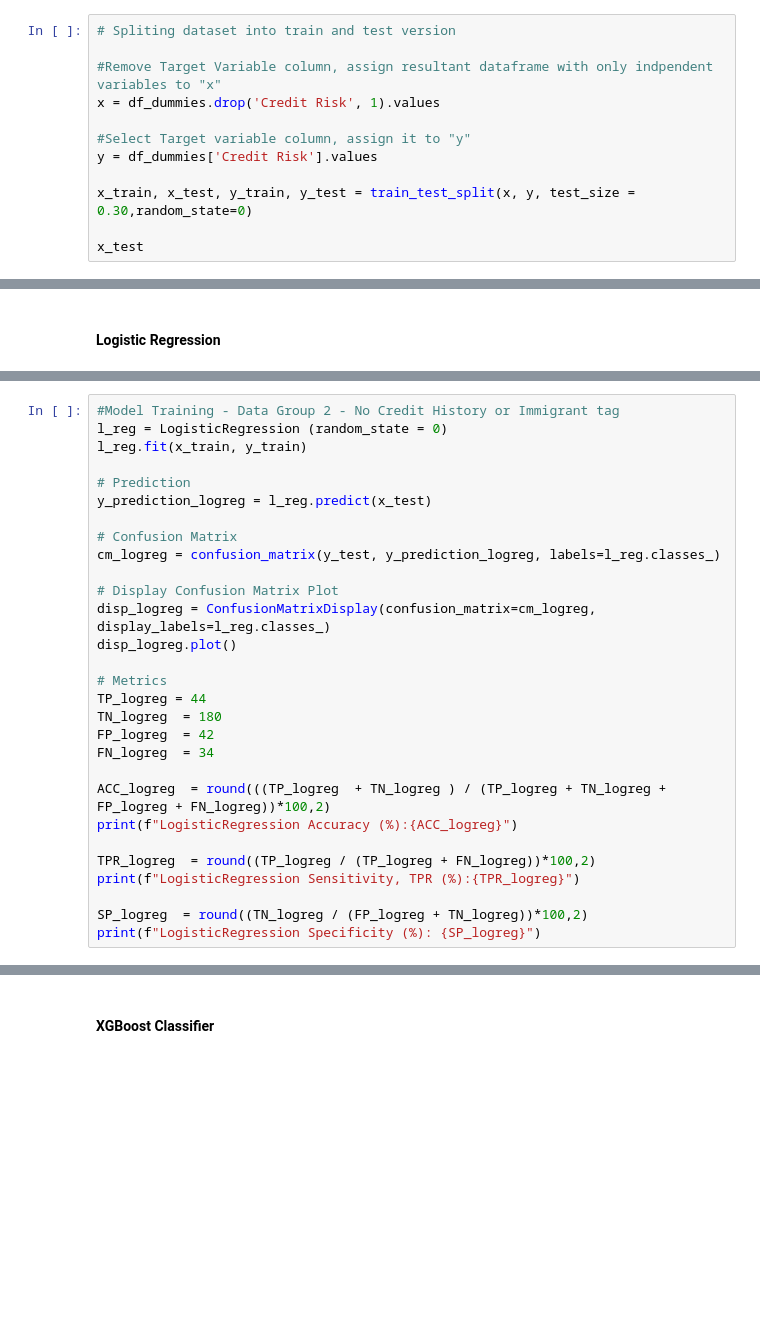
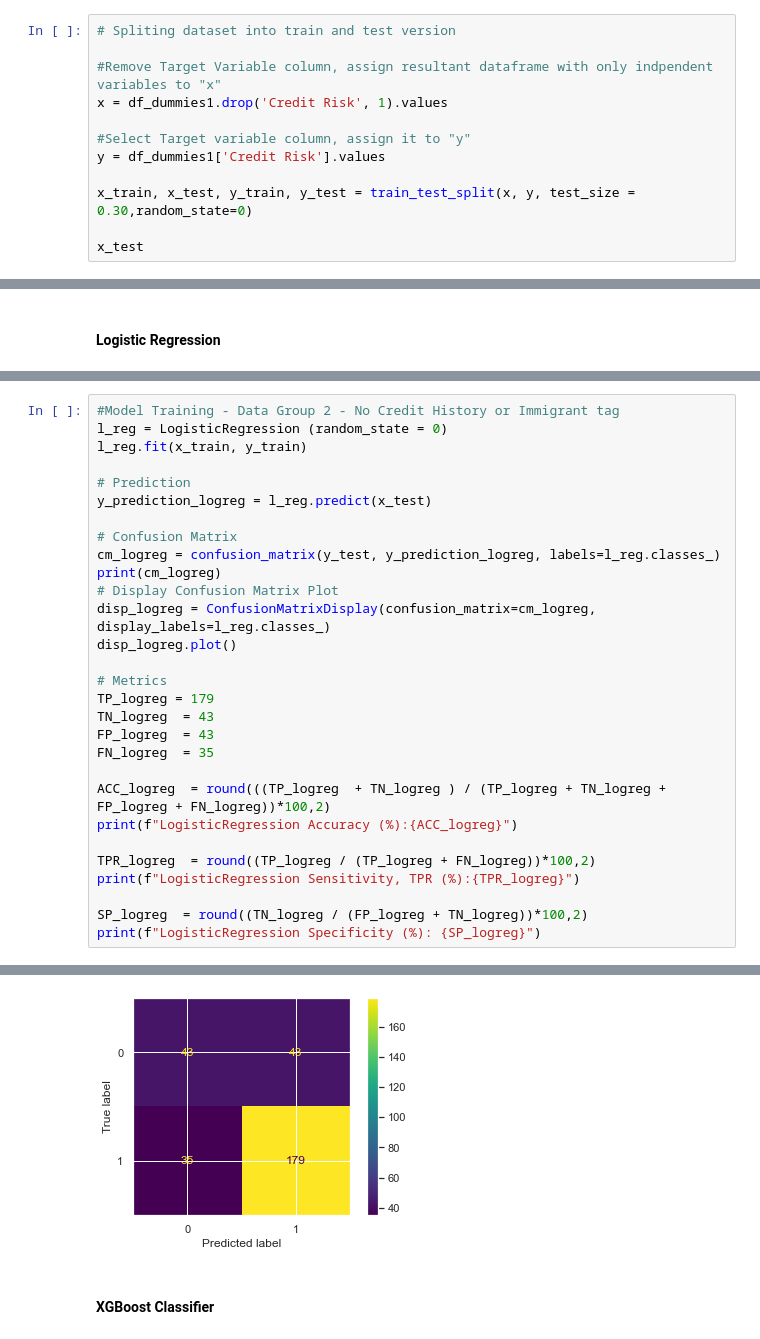
Before and after one commit to abelunbound/CreditRisk726, a Jupyter notebook: com726creditriskassessment.ipynb, the cells around one changed output, grey strips where cells are left out. Drawn from its saved outputs; the diff is of its cells as text; blank space fills up the shorter version.

```diff
--- a/com726creditriskassessment.ipynb
+++ b/com726creditriskassessment.ipynb
@@ -732,10 +624,10 @@ There are 700 loans repaid on time (Good Risk, Cost Matrix(Risk) =1) and 300 loa
 # Spliting dataset into train and test version
 
 #Remove Target Variable column, assign resultant dataframe with only indpendent variables to "x"
-x = df_dummies.drop('Credit Risk', 1).values
+x = df_dummies1.drop('Credit Risk', 1).values
 
 #Select Target variable column, assign it to "y"
-y = df_dummies['Credit Risk'].values
+y = df_dummies1['Credit Risk'].values
 
 x_train, x_test, y_train, y_test = train_test_split(x, y, test_size = 0.30,random_state=0)
 
@@ -852,16 +726,16 @@ y_prediction_logreg = l_reg.predict(x_test)
 
 # Confusion Matrix
 cm_logreg = confusion_matrix(y_test, y_prediction_logreg, labels=l_reg.classes_)
-
+print(cm_logreg)
 # Display Confusion Matrix Plot
 disp_logreg = ConfusionMatrixDisplay(confusion_matrix=cm_logreg, display_labels=l_reg.classes_)
 disp_logreg.plot()
 
 # Metrics
-TP_logreg = 44
-TN_logreg  = 180
-FP_logreg  = 42
-FN_logreg  = 34
+TP_logreg = 179
+TN_logreg  = 43
+FP_logreg  = 43
+FN_logreg  = 35
 
 ACC_logreg  = round(((TP_logreg  + TN_logreg ) / (TP_logreg + TN_logreg + FP_logreg + FN_logreg))*100,2)
 print(f"LogisticRegression Accuracy (%):{ACC_logreg}")
@@ -871,3 +745,4 @@ print(f"LogisticRegression Sensitivity, TPR (%):{TPR_logreg}")
 
 SP_logreg  = round((TN_logreg / (FP_logreg + TN_logreg))*100,2)
 print(f"LogisticRegression Specificity (%): {SP_logreg}")
+# %% [output]
@@ -874,3 +754,4 @@ print(f"LogisticRegression Specificity (%): {SP_logreg}")
+[figure, added]
 # %% [markdown]
 #### XGBoost Classifier
 # %%
```
Also changed, not shown: parts of 49 cells of this notebook, 17 other files.
